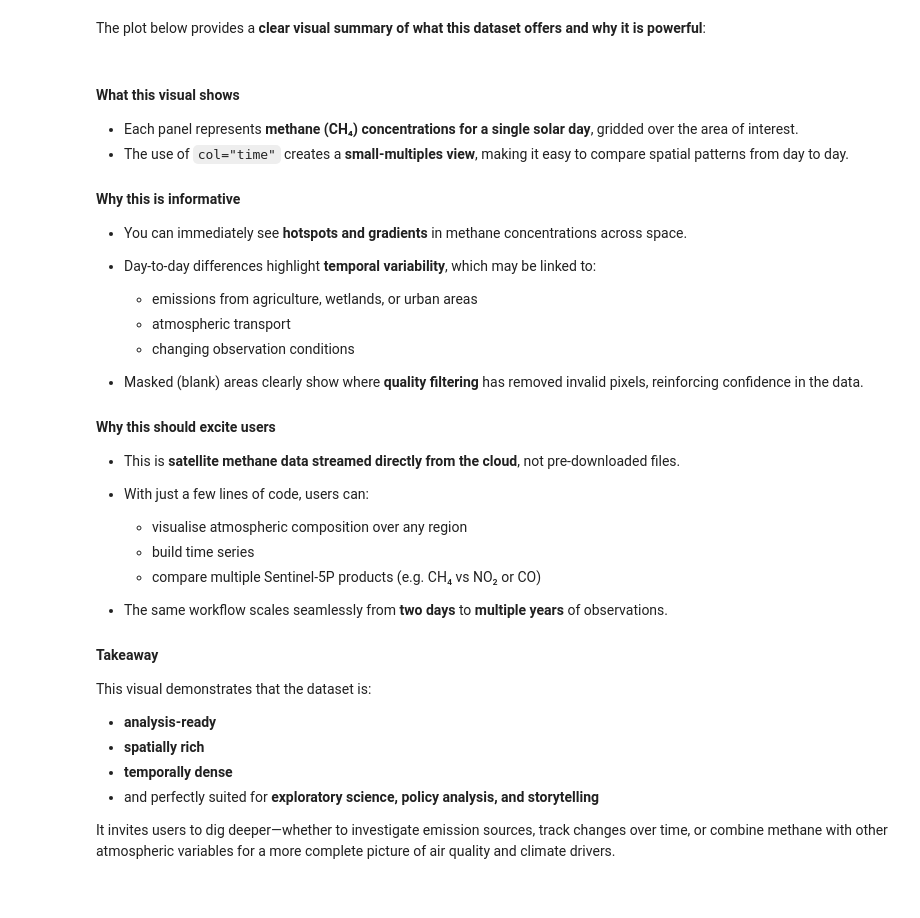
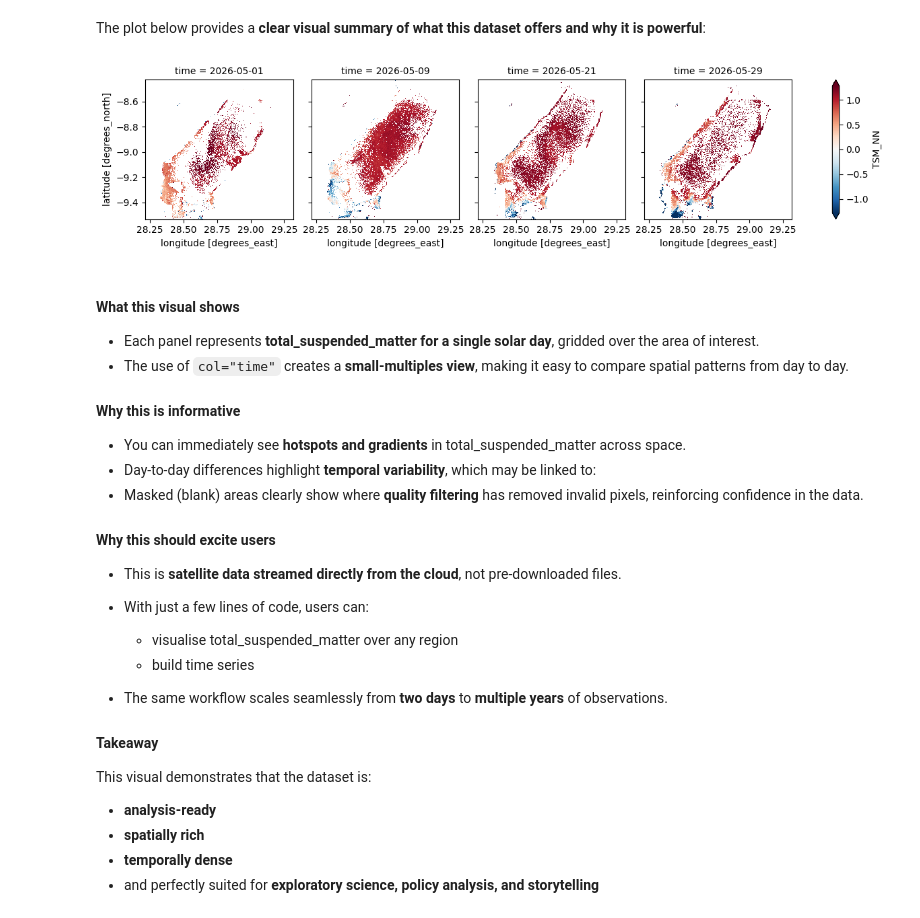
Before and after one commit to digitalearthafrica/deafrica-direct-access, a Jupyter notebook: Datasets/open-data-examples/Sentinel_3_Water/get-to-know-a-dataset.ipynb, the cells around one changed output. Saved outputs shown, nothing was run; the diff lists cells and outputs as text; code cells hidden in the pictures.

```diff
--- a/Datasets/open-data-examples/Sentinel_3_Water/get-to-know-a-dataset.ipynb
+++ b/Datasets/open-data-examples/Sentinel_3_Water/get-to-know-a-dataset.ipynb
@@ -296,32 +341,30 @@ ds_ch4 = ds_ch4.where(ds_ch4.dataMask == 1)
 # %% [markdown]
 The plot below provides a **clear visual summary of what this dataset offers and why it is powerful**:
 # %%
-ds_ch4['CH4'].plot(robust=True, col="time")
+#mask and apply the scale factor
+(ds_S3['TSM_NN'].where(ds_S3.dataMask == 1).isel(time=[0, 8, 18, 24])* 0.0001).plot(robust=True, col="time", col_wrap=4);
+# %% [output]
+[figure, added]
 # %% [markdown]
 #### What this visual shows
 
-* Each panel represents **methane (CH₄) concentrations for a single solar day**, gridded over the area of interest.
+* Each panel represents **total_suspended_matter for a single solar day**, gridded over the area of interest.
 * The use of `col="time"` creates a **small-multiples view**, making it easy to compare spatial patterns from day to day.
 
 
 #### Why this is informative
 
-* You can immediately see **hotspots and gradients** in methane concentrations across space.
+* You can immediately see **hotspots and gradients** in total_suspended_matter across space.
 * Day-to-day differences highlight **temporal variability**, which may be linked to:
-
-  * emissions from agriculture, wetlands, or urban areas
-  * atmospheric transport
-  * changing observation conditions
 * Masked (blank) areas clearly show where **quality filtering** has removed invalid pixels, reinforcing confidence in the data.
 
 #### Why this should excite users
 
-* This is **satellite methane data streamed directly from the cloud**, not pre-downloaded files.
+* This is **satellite data streamed directly from the cloud**, not pre-downloaded files.
 * With just a few lines of code, users can:
 
-  * visualise atmospheric composition over any region
+  * visualise total_suspended_matter over any region
   * build time series
-  * compare multiple Sentinel-5P products (e.g. CH₄ vs NO₂ or CO)
 * The same workflow scales seamlessly from **two days** to **multiple years** of observations.
 
 #### Takeaway
@@ -332,8 +375,6 @@ This visual demonstrates that the dataset is:
 * **spatially rich**
 * **temporally dense**
 * and perfectly suited for **exploratory science, policy analysis, and storytelling**
-
-It invites users to dig deeper—whether to investigate emission sources, track changes over time, or combine methane with other atmospheric variables for a more complete picture of air quality and climate drivers.
 # %% [markdown]
 ### Limitations and next steps
 
```
Also changed, not shown: parts of 14 cells of this notebook.
